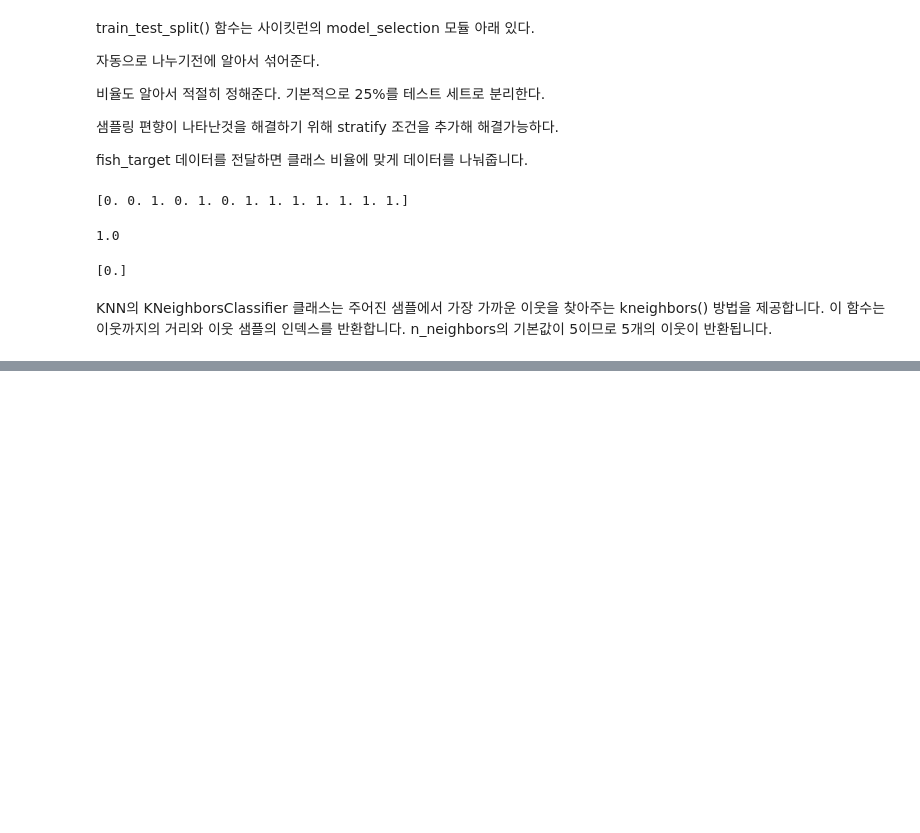
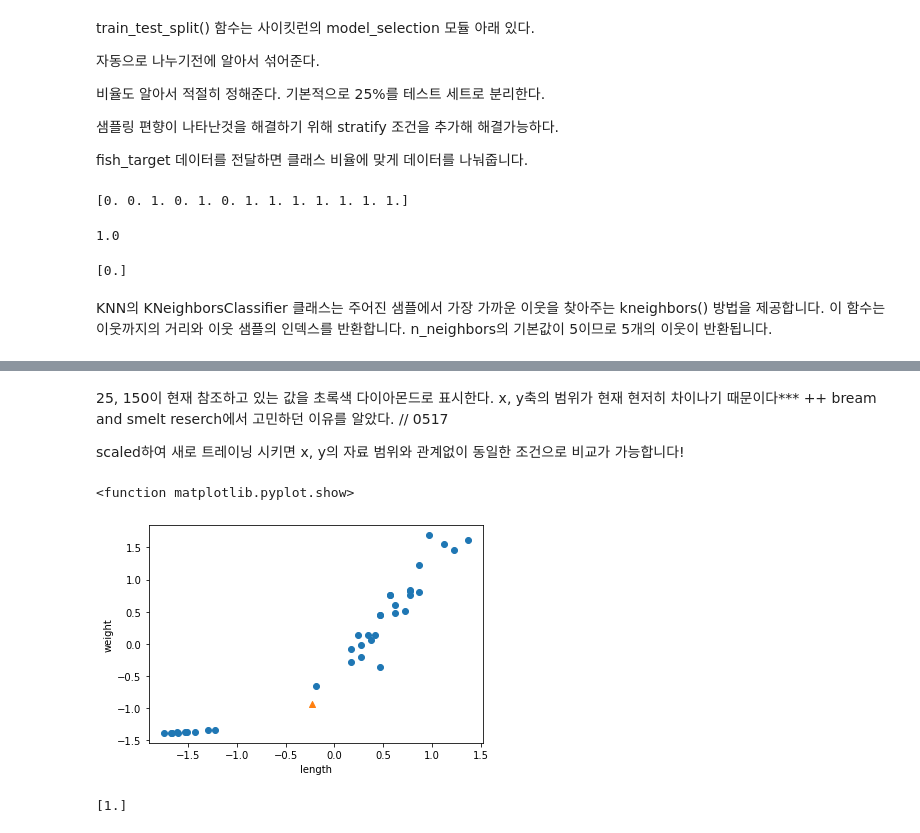
Before and after one commit to onlygoodman/python, a Jupyter notebook: BreamAndSmelt.ipynb, the cells around one changed output, grey strips where cells are left out. Drawn from its saved outputs; the diff is of its cells as text; code cells hidden in the pictures; blank space fills up the shorter version.

```diff
--- a/BreamAndSmelt.ipynb
+++ b/BreamAndSmelt.ipynb
@@ -358,0 +365,35 @@ plt.show()
+# %% [markdown]
+25, 150이 현재 참조하고 있는 값을 초록색 다이아몬드로 표시한다.
+x, y축의 범위가 현재 현저히 차이나기 때문이다***
+++ bream and smelt reserch에서 고민하던 이유를 알았다. // 0517
+
+scaled하여 새로 트레이닝 시키면 x, y의 자료 범위와 관계없이 동일한 조건으로 비교가 가능합니다!
+# %%
+mean = np.mean(train_input, axis =0)
+std = np.std(train_input, axis=0)
+
+#mean = 평균, std = 표준편차
+
+train_scaled = (train_input - mean)/std
+
+new = ([25, 150]-mean) / std
+plt.scatter(train_scaled[:,0], train_scaled[:,1])
+plt.scatter(new[0], new[1], marker='^')
+plt.xlabel('length')
+plt.ylabel('weight')
+plt.show
+
+#x, y축의 범위가 -1.5~1.5로 바뀜
+# %% [output]
+<function matplotlib.pyplot.show>
+[figure, added]
+# %%
+#새로 피팅된 트레이닝 데이터로 다시 훈련시키기
+
+kn.fit(train_scaled, train_target)
+test_scaled = (test_input - mean)/std
+kn.score(test_scaled, test_target)
+
+print(kn.predict([new]))
+# %% [output]
+[1.]
```
Also changed, not shown: parts of 5 cells of this notebook.
